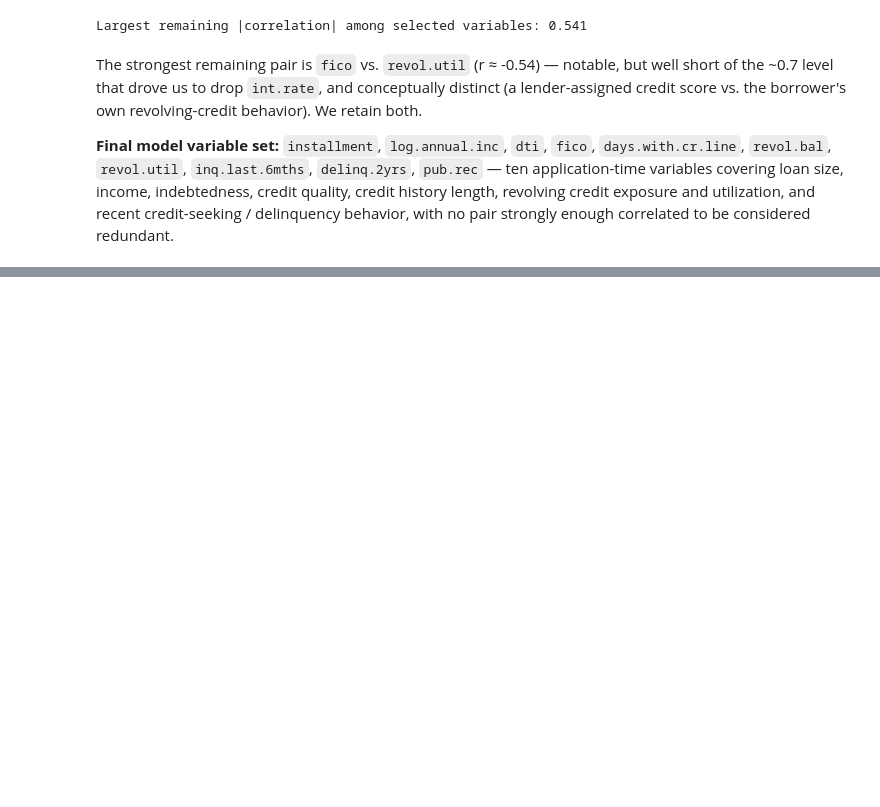
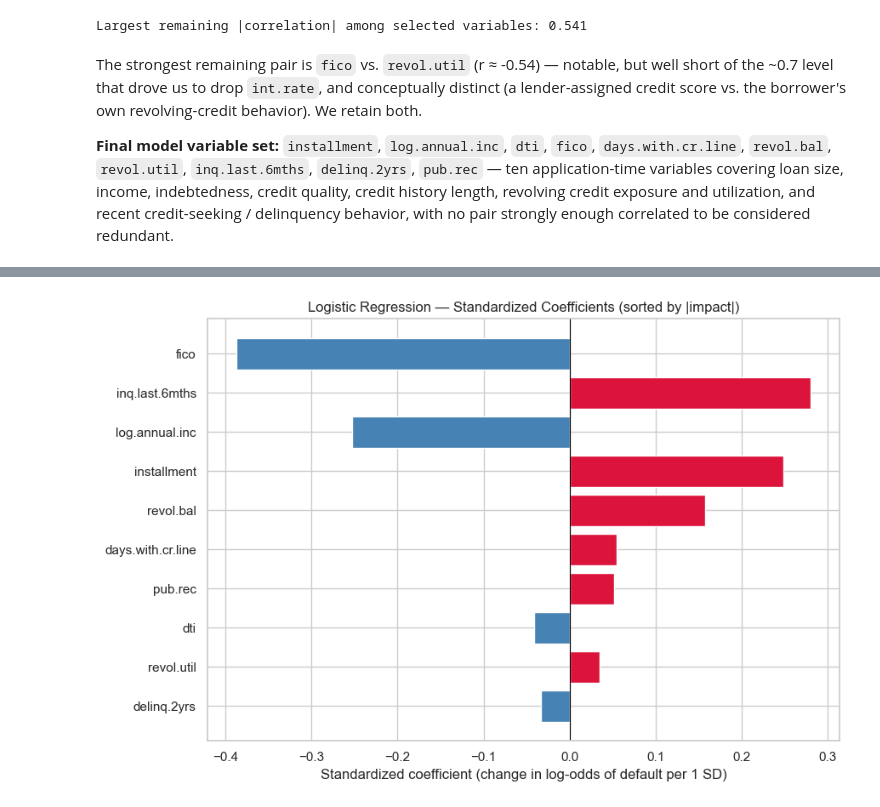
Before and after one commit to JLaniado/credit_ete_analysis, a Jupyter notebook: U2/notebooks/Credit_Default_Update2.ipynb, the cells around one changed output, grey strips where cells are left out. Cells and saved outputs as stored; diff of their text form; code cells hidden in the pictures; blank space fills up the shorter version.

```diff
--- a/U2/notebooks/Credit_Default_Update2.ipynb
+++ b/U2/notebooks/Credit_Default_Update2.ipynb
@@ -212,0 +309,9 @@ considered redundant.
+# %%
+scaler = StandardScaler()
+X_train_scaled = pd.DataFrame(scaler.fit_transform(X_train), columns=model_vars, index=X_train.index)
+X_test_scaled = pd.DataFrame(scaler.transform(X_test), columns=model_vars, index=X_test.index)
+
+X_train_scaled_sm = sm.add_constant(X_train_scaled)
+logit_model_scaled = sm.Logit(y_train, X_train_scaled_sm)
+logit_result_scaled = logit_model_scaled.fit(disp=False)
+print(logit_result_scaled.summary())
@@ -212,0 +336,11 @@ considered redundant.
+# %%
+coef_summary = pd.DataFrame({
+    'coefficient': logit_result_scaled.params,
+    'p_value': logit_result_scaled.pvalues,
+}).drop(index='const')
+coef_summary['abs_coefficient'] = coef_summary['coefficient'].abs()
+coef_summary['odds_ratio_per_sd'] = np.exp(coef_summary['coefficient'])
+coef_summary['significant_5pct'] = coef_summary['p_value'] < 0.05
+coef_summary = coef_summary.sort_values('abs_coefficient', ascending=False)
+
+display(coef_summary[['coefficient', 'odds_ratio_per_sd', 'p_value', 'significant_5pct']].round(4))
@@ -212,0 +359,11 @@ considered redundant.
+# %%
+plt.figure(figsize=(9, 6))
+colors = ['crimson' if c > 0 else 'steelblue' for c in coef_summary['coefficient']]
+plt.barh(coef_summary.index[::-1], coef_summary['coefficient'][::-1], color=colors[::-1])
+plt.axvline(0, color='black', linewidth=0.8)
+plt.xlabel('Standardized coefficient (change in log-odds of default per 1 SD)')
+plt.title('Logistic Regression — Standardized Coefficients (sorted by |impact|)')
+plt.tight_layout()
+plt.show()
+# %% [output]
+[figure, added]
```
Also changed, not shown: parts of 16 cells of this notebook.
